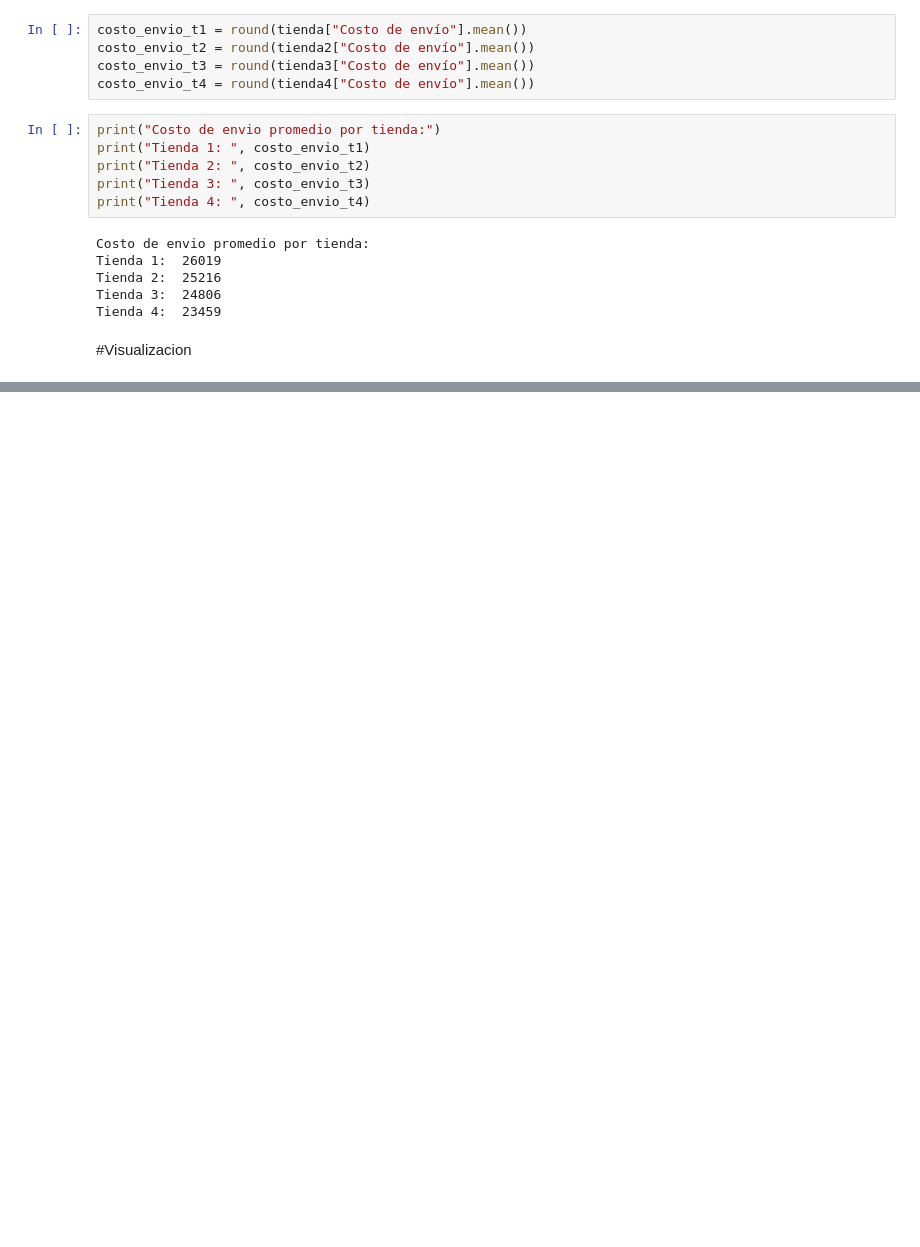
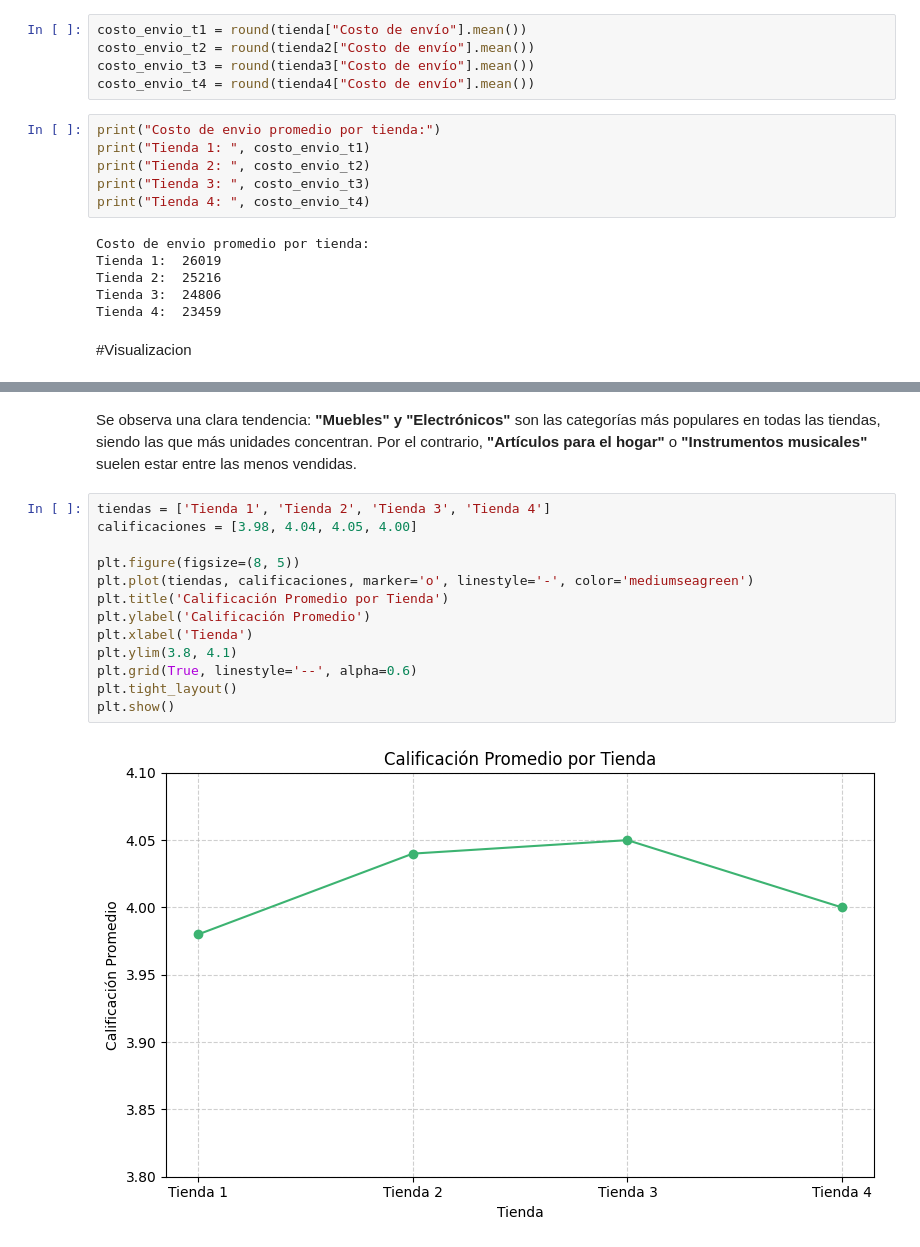
Before and after one commit to Kemtojp/Challenge_AluraStore, a Jupyter notebook: AluraStoreLatam.ipynb, the cells around one changed output, grey strips where cells are left out. Saved outputs shown, nothing was run; the diff lists cells and outputs as text; blank space fills up the shorter version.

```diff
--- a/AluraStoreLatam.ipynb
+++ b/AluraStoreLatam.ipynb
@@ -143,0 +210,17 @@ Tienda 4:  23459
+# %% [markdown]
+Se observa una clara tendencia: **"Muebles" y "Electrónicos"** son las categorías más populares en todas las tiendas, siendo las que más unidades concentran. Por el contrario, **"Artículos para el hogar"** o **"Instrumentos musicales"** suelen estar entre las menos vendidas.
+# %%
+tiendas = ['Tienda 1', 'Tienda 2', 'Tienda 3', 'Tienda 4']
+calificaciones = [3.98, 4.04, 4.05, 4.00]
+
+plt.figure(figsize=(8, 5))
+plt.plot(tiendas, calificaciones, marker='o', linestyle='-', color='mediumseagreen')
+plt.title('Calificación Promedio por Tienda')
+plt.ylabel('Calificación Promedio')
+plt.xlabel('Tienda')
+plt.ylim(3.8, 4.1)
+plt.grid(True, linestyle='--', alpha=0.6)
+plt.tight_layout()
+plt.show()
+# %% [output]
+[figure, added]
```
Also changed, not shown: parts of 18 cells of this notebook.
